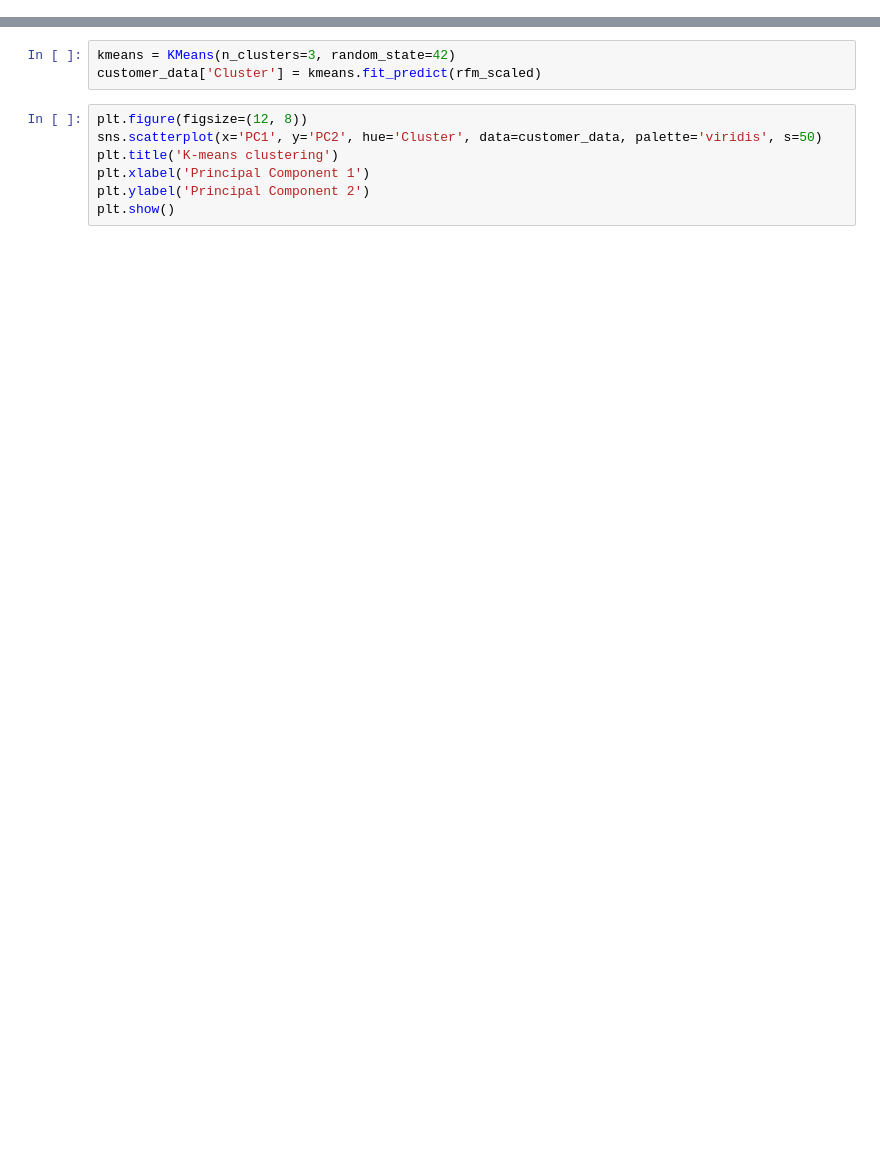
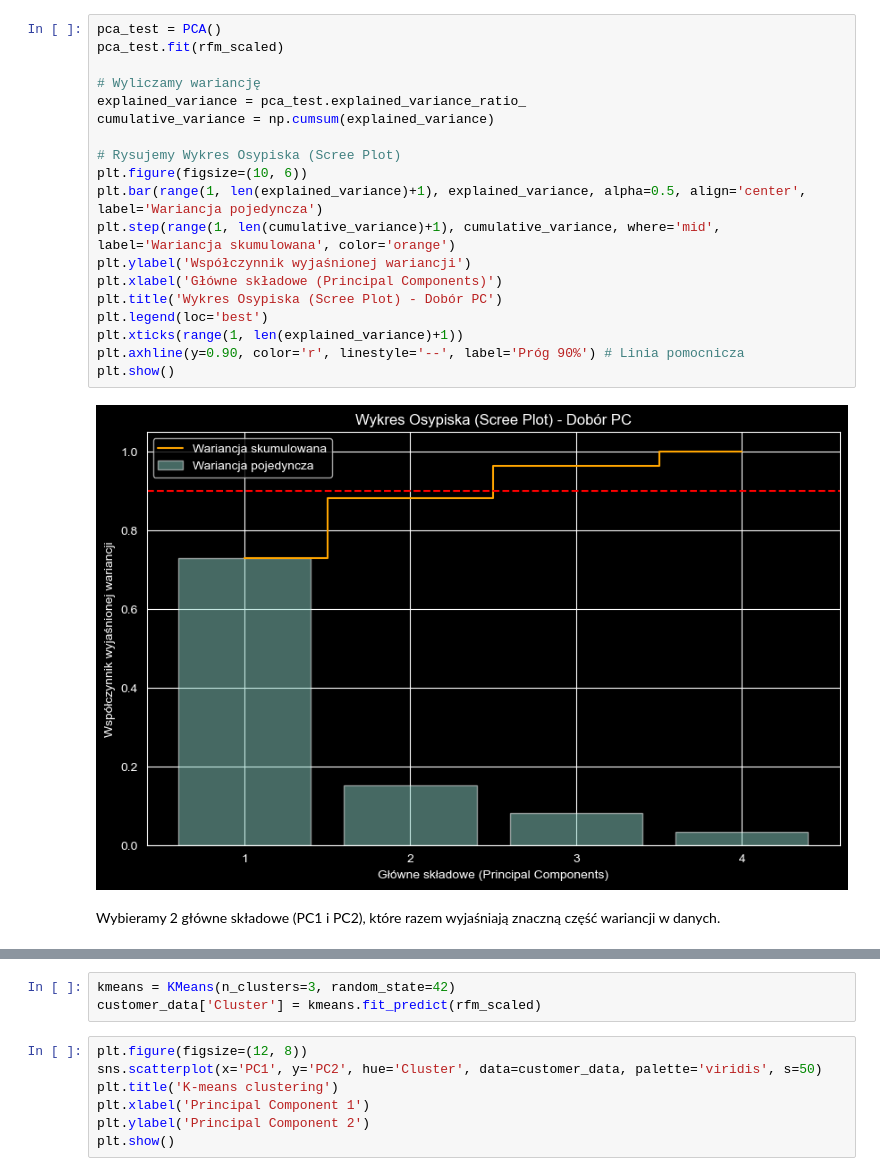
Before and after one commit to mateuszlamla/SEMESTR5, a Jupyter notebook: Algorytmy_eksploracji_danych/Projekt.ipynb, the cells around one changed output, grey strips where cells are left out. Saved outputs shown, nothing was run; the diff lists cells and outputs as text; blank space fills up the shorter version.

```diff
--- a/Algorytmy_eksploracji_danych/Projekt.ipynb
+++ b/Algorytmy_eksploracji_danych/Projekt.ipynb
@@ -56 +80,24 @@ rfm_scaled = scaler.fit_transform(rfm_log)
+# %%
+pca_test = PCA()
+pca_test.fit(rfm_scaled)
+
+# Wyliczamy wariancję
+explained_variance = pca_test.explained_variance_ratio_
+cumulative_variance = np.cumsum(explained_variance)
+
+# Rysujemy Wykres Osypiska (Scree Plot)
+plt.figure(figsize=(10, 6))
+plt.bar(range(1, len(explained_variance)+1), explained_variance, alpha=0.5, align='center', label='Wariancja pojedyncza')
+plt.step(range(1, len(cumulative_variance)+1), cumulative_variance, where='mid', label='Wariancja skumulowana', color='orange')
+plt.ylabel('Współczynnik wyjaśnionej wariancji')
+plt.xlabel('Główne składowe (Principal Components)')
+plt.title('Wykres Osypiska (Scree Plot) - Dobór PC')
+plt.legend(loc='best')
+plt.xticks(range(1, len(explained_variance)+1))
+plt.axhline(y=0.90, color='r', linestyle='--', label='Próg 90%') # Linia pomocnicza
+plt.show()
+# %% [output]
+[figure, added]
+# %% [markdown]
+Wybieramy 2 główne składowe (PC1 i PC2), które razem wyjaśniają znaczną część wariancji w danych.
 # %%
```
Also changed, not shown: parts of 13 cells of this notebook, 14 other files.
